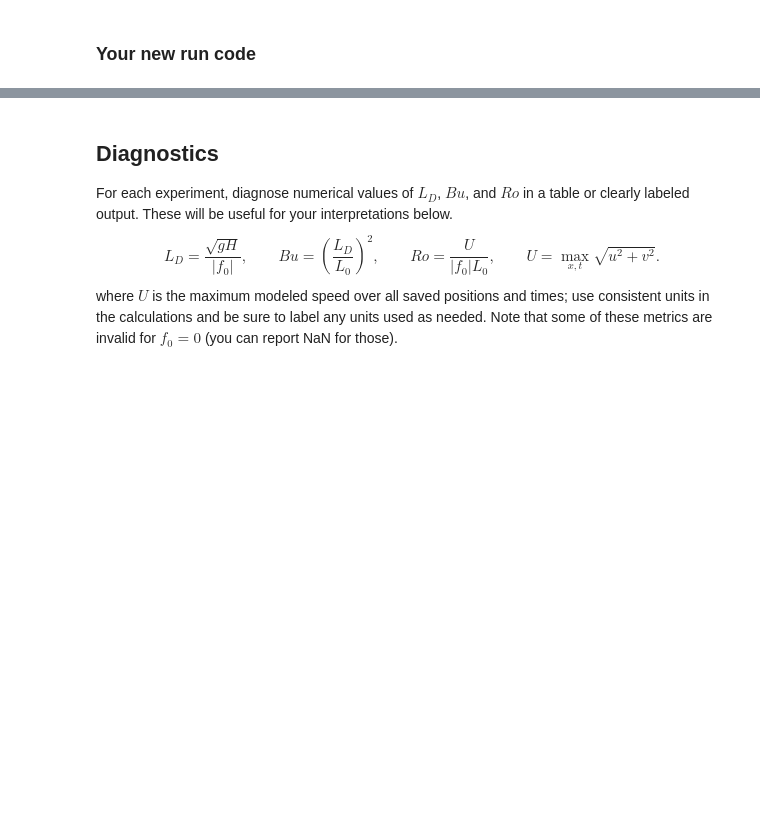
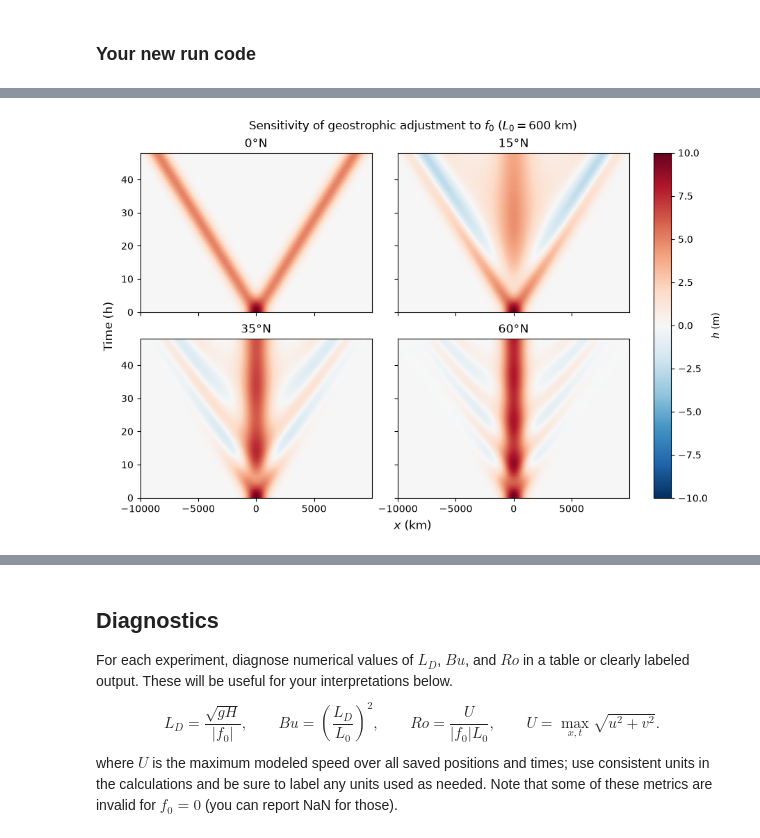
Before and after one commit to Chely-beep/METR5003, a Jupyter notebook: lab2_geostrophic_adjustment.ipynb, the cells around one changed output, grey strips where cells are left out. Drawn from its saved outputs; the diff is of its cells as text; code cells hidden in the pictures; blank space fills up the shorter version.

```diff
--- a/lab2_geostrophic_adjustment.ipynb
+++ b/lab2_geostrophic_adjustment.ipynb
@@ -639,0 +347,31 @@ Here are some example plot ideas, which may be helpful.
+# %%
+# ============================================================
+# TIME-SELECTION HELPER
+# ============================================================
+# This avoids hard-coding the fact that each saved timestep is 10 min.
+# Six snapshots used to visualize the evolution of one experiment
+SNAPSHOT_HOURS = np.array([0, 8, 16, 24, 32, 40])
+
+
+def nearest_time_indices(run, hours):
+    """
+    Return the indices of the saved model times closest to the
+    requested times in hours.
+    """
+
+    time_hours = run["time"] / 3600.0
+
+    return np.array([
+        np.argmin(np.abs(time_hours - hour))
+        for hour in hours
+    ])
+
+
+# Check which indices correspond to our requested snapshots
+snapshot_indices = nearest_time_indices(
+    baseline_run,
+    SNAPSHOT_HOURS
+)
+
+print("Hours:  ", SNAPSHOT_HOURS)
+print("Indices:", snapshot_indices)
@@ -639,0 +582,16 @@ Here are some example plot ideas, which may be helpful.
+# %%
+# ============================================================
+# HEIGHT RESPONSE TO CHANGING f0
+# ============================================================
+# L0 = 600 km in every experiment.
+# Only the Coriolis parameter changes.
+
+plot_height_hovmoller(
+    runs_f,
+    title=(
+        rf"Sensitivity of geostrophic adjustment to $f_0$ "
+        rf"($L_0={L_0 / 1000:.0f}$ km)"
+    )
+)
+# %% [output]
+[figure, added]
```
Also changed, not shown: parts of 24 cells of this notebook.
